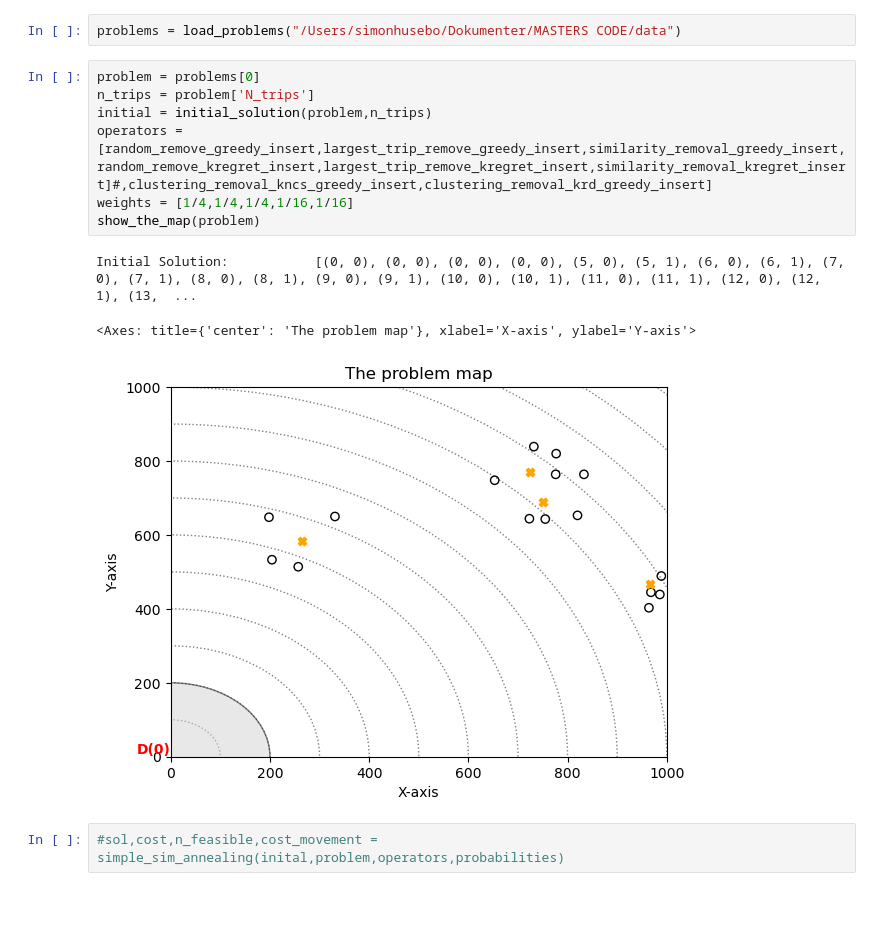
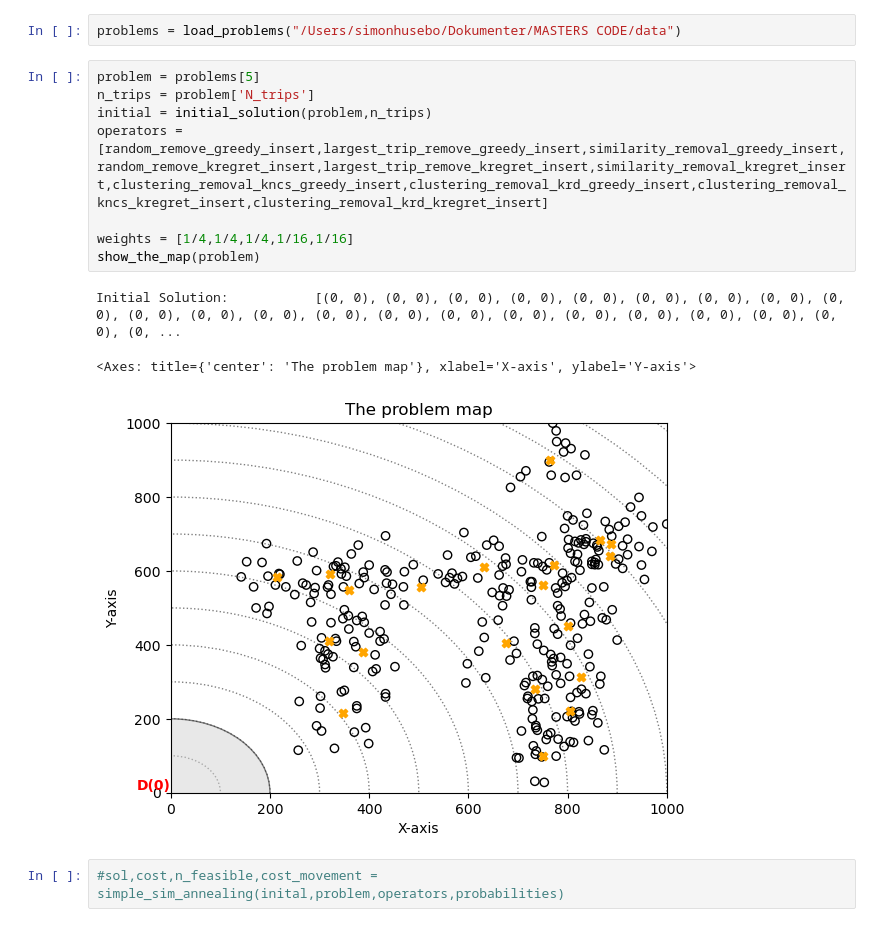
Before and after one commit to simonhusebo/MASTERS, a Jupyter notebook: Experiments.ipynb, the cells around one changed output. Saved outputs shown, nothing was run; the diff lists cells and outputs as text.

```diff
--- a/Experiments.ipynb
+++ b/Experiments.ipynb
@@ -9,16 +9,17 @@ import time
 # %%
 problems = load_problems("/Users/simonhusebo/Dokumenter/MASTERS CODE/data")
 # %%
-problem = problems[0]
+problem = problems[5]
 n_trips = problem['N_trips']
 initial = initial_solution(problem,n_trips)
-operators = [random_remove_greedy_insert,largest_trip_remove_greedy_insert,similarity_removal_greedy_insert,random_remove_kregret_insert,largest_trip_remove_kregret_insert,similarity_removal_kregret_insert]#,clustering_removal_kncs_greedy_insert,clustering_removal_krd_greedy_insert]
+operators = [random_remove_greedy_insert,largest_trip_remove_greedy_insert,similarity_removal_greedy_insert,random_remove_kregret_insert,largest_trip_remove_kregret_insert,similarity_removal_kregret_insert,clustering_removal_kncs_greedy_insert,clustering_removal_krd_greedy_insert,clustering_removal_kncs_kregret_insert,clustering_removal_krd_kregret_insert]
+
 weights = [1/4,1/4,1/4,1/16,1/16]
 show_the_map(problem)
 # %% [output]
-Initial Solution:           [(0, 0), (0, 0), (0, 0), (0, 0), (5, 0), (5, 1), (6, 0), (6, 1), (7, 0), (7, 1), (8, 0), (8, 1), (9, 0), (9, 1), (10, 0), (10, 1), (11, 0), (11, 1), (12, 0), (12, 1), (13,  ...
+Initial Solution:           [(0, 0), (0, 0), (0, 0), (0, 0), (0, 0), (0, 0), (0, 0), (0, 0), (0, 0), (0, 0), (0, 0), (0, 0), (0, 0), (0, 0), (0, 0), (0, 0), (0, 0), (0, 0), (0, 0), (0, 0), (0, 0), (0, ...
 <Axes: title={'center': 'The problem map'}, xlabel='X-axis', ylabel='Y-axis'>
-[figure, old version]
+[figure, new version]
 # %%
 #sol,cost,n_feasible,cost_movement = simple_sim_annealing(inital,problem,operators,probabilities)
 # %%
```
Also changed, not shown: parts of 22 cells of this notebook, 6 other files.
